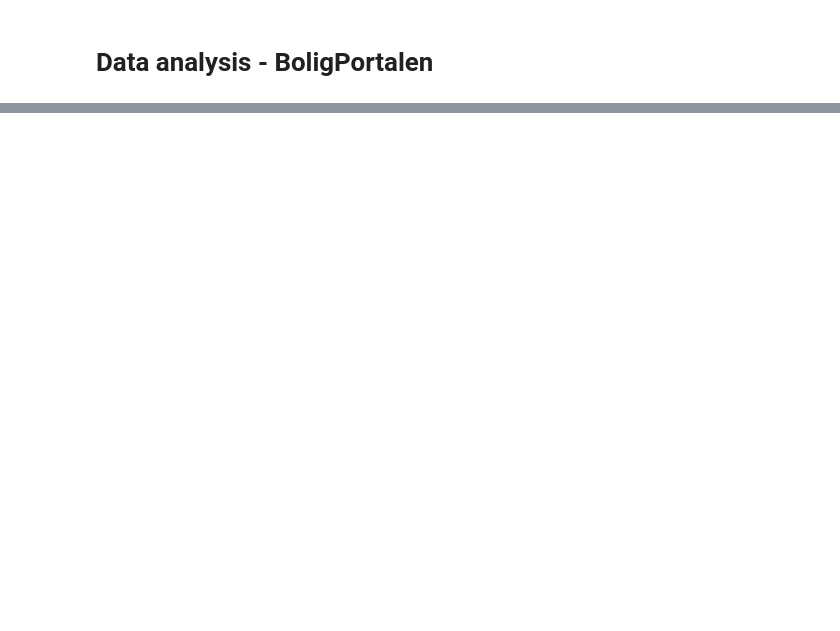
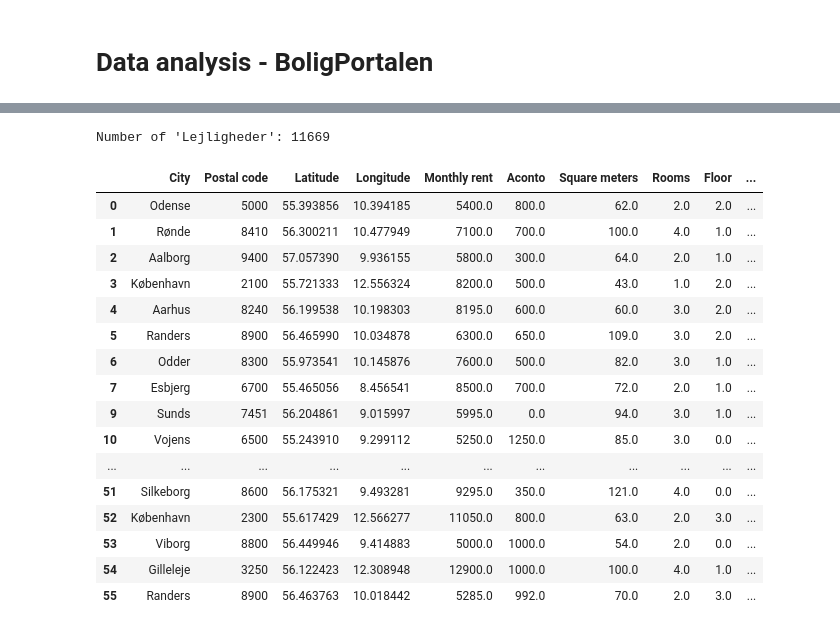
Before and after one commit to NicholasStampe/SocialDataScience, a Jupyter notebook: ExamProject/Data analysis - BoligPortalen.ipynb, the cells around one changed output, grey strips where cells are left out. Saved outputs shown, nothing was run; the diff lists cells and outputs as text; code cells hidden in the pictures; blank space fills up the shorter version.

```diff
--- a/ExamProject/Data analysis - BoligPortalen.ipynb
+++ b/ExamProject/Data analysis - BoligPortalen.ipynb
@@ -156,0 +32,73 @@ print(model.summary())
+# %%
+# Cleaning and transforming data from BoligPortalen:
+
+# Delete Adress, Street name, Description and Link columns:
+bp_df = bp_df.drop(['Adress', 'Street name', 'Description', 'Link'], axis=1)
+
+# Transform data to correct format
+bp_df['Monthly rent'] = bp_df['Monthly rent'].str.replace(' kr.', '').str.replace('.', '')
+bp_df['Aconto'] = bp_df['Aconto'].str.replace(' kr.', '').str.replace('.', '')
+bp_df['Square meters'] = bp_df['Square meters'].str.replace(' m²', '').str.replace('.', '')
+bp_df['Rooms'] = bp_df['Rooms'].astype(str).str.replace('.0', '')
+bp_df['Floor'] = bp_df['Floor'].astype(str).str.replace('.', '')
+bp_df['Floor'] = bp_df['Floor'].str.replace('Stuen', '0')
+bp_df['Floor'] = bp_df['Floor'].str.replace('Kælder', '-1')
+
+# Convert to dummy variables
+# Mapping for 'Nej' to 0 and 'Ja' to 1
+mapping = {'Nej': 0, 'Ja': 1}
+
+# List of columns to be converted
+columns_to_convert = ['Furnished', 'Shareable', 'Pets allowed', 'Elevator', 'Senior frendly',
+                      'Only for students', 'Balcony/Terrace', 'Parking']
+
+# Apply mapping to specified columns
+bp_df[columns_to_convert] = bp_df[columns_to_convert].replace(mapping)
+
+# Replace "-" with NaN in the entire DataFrame
+bp_df.replace("-", np.nan, inplace=True)
+
+# Columns to convert to float
+float_columns = [
+    "Monthly rent", "Aconto", "Square meters", "Rooms", "Floor",
+    "Furnished", "Shareable", "Pets allowed", "Elevator", "Senior frendly",
+    "Only for students", "Balcony/Terrace", "Parking",
+]
+
+# Clean and convert columns to float
+for col in float_columns:
+    if bp_df[col].dtype == object:
+        bp_df[col] = pd.to_numeric(bp_df[col].str.replace(',', ''), errors='coerce')
+
+# Convert postal code to numeric (float) and then to int
+bp_df['Postal code'] = pd.to_numeric(bp_df['Postal code'], errors='coerce').astype('Int64')
+
+# Drop all rows with ['Property type'] != 'Lejlighed':
+bp_df = bp_df[bp_df['Property type'] == 'Lejlighed']
+
+# Count the occurrences of "Lejlighed" in the "Property type" column
+lejlighed_count = (bp_df['Property type'] == 'Lejlighed').sum()
+
+# Print the count
+print("Number of 'Lejligheder':", lejlighed_count)
+
+bp_df.head(50)
+# %% [output]
+Number of 'Lejligheder': 11669
+|  | City | Postal code | Latitude | Longitude | Monthly rent | Aconto | Square meters | Rooms | Floor | ... |
+| 0 | Odense | 5000 | 55.393856 | 10.394185 | 5400.0 | 800.0 | 62.0 | 2.0 | 2.0 | ... |
+| 1 | Rønde | 8410 | 56.300211 | 10.477949 | 7100.0 | 700.0 | 100.0 | 4.0 | 1.0 | ... |
+| 2 | Aalborg | 9400 | 57.057390 | 9.936155 | 5800.0 | 300.0 | 64.0 | 2.0 | 1.0 | ... |
+| 3 | København | 2100 | 55.721333 | 12.556324 | 8200.0 | 500.0 | 43.0 | 1.0 | 2.0 | ... |
+| 4 | Aarhus | 8240 | 56.199538 | 10.198303 | 8195.0 | 600.0 | 60.0 | 3.0 | 2.0 | ... |
+| 5 | Randers | 8900 | 56.465990 | 10.034878 | 6300.0 | 650.0 | 109.0 | 3.0 | 2.0 | ... |
+| 6 | Odder | 8300 | 55.973541 | 10.145876 | 7600.0 | 500.0 | 82.0 | 3.0 | 1.0 | ... |
+| 7 | Esbjerg | 6700 | 55.465056 | 8.456541 | 8500.0 | 700.0 | 72.0 | 2.0 | 1.0 | ... |
+| 9 | Sunds | 7451 | 56.204861 | 9.015997 | 5995.0 | 0.0 | 94.0 | 3.0 | 1.0 | ... |
+| 10 | Vojens | 6500 | 55.243910 | 9.299112 | 5250.0 | 1250.0 | 85.0 | 3.0 | 0.0 | ... |
+| ... | ... | ... | ... | ... | ... | ... | ... | ... | ... | ... |
+| 51 | Silkeborg | 8600 | 56.175321 | 9.493281 | 9295.0 | 350.0 | 121.0 | 4.0 | 0.0 | ... |
+| 52 | København | 2300 | 55.617429 | 12.566277 | 11050.0 | 800.0 | 63.0 | 2.0 | 3.0 | ... |
+| 53 | Viborg | 8800 | 56.449946 | 9.414883 | 5000.0 | 1000.0 | 54.0 | 2.0 | 0.0 | ... |
+| 54 | Gilleleje | 3250 | 56.122423 | 12.308948 | 12900.0 | 1000.0 | 100.0 | 4.0 | 1.0 | ... |
+| 55 | Randers | 8900 | 56.463763 | 10.018442 | 5285.0 | 992.0 | 70.0 | 2.0 | 3.0 | ... |
```
Also changed, not shown: parts of 8 cells of this notebook.
